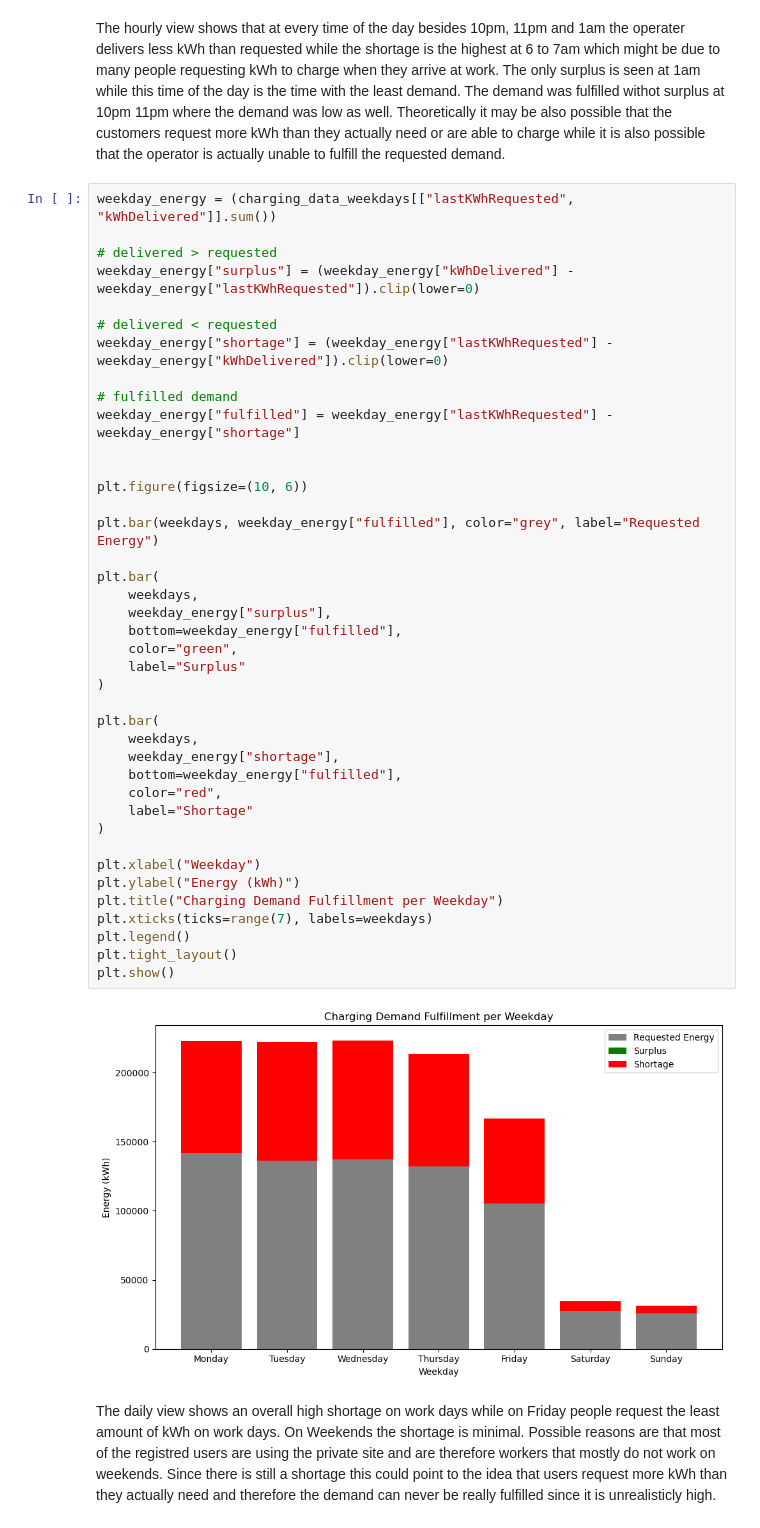
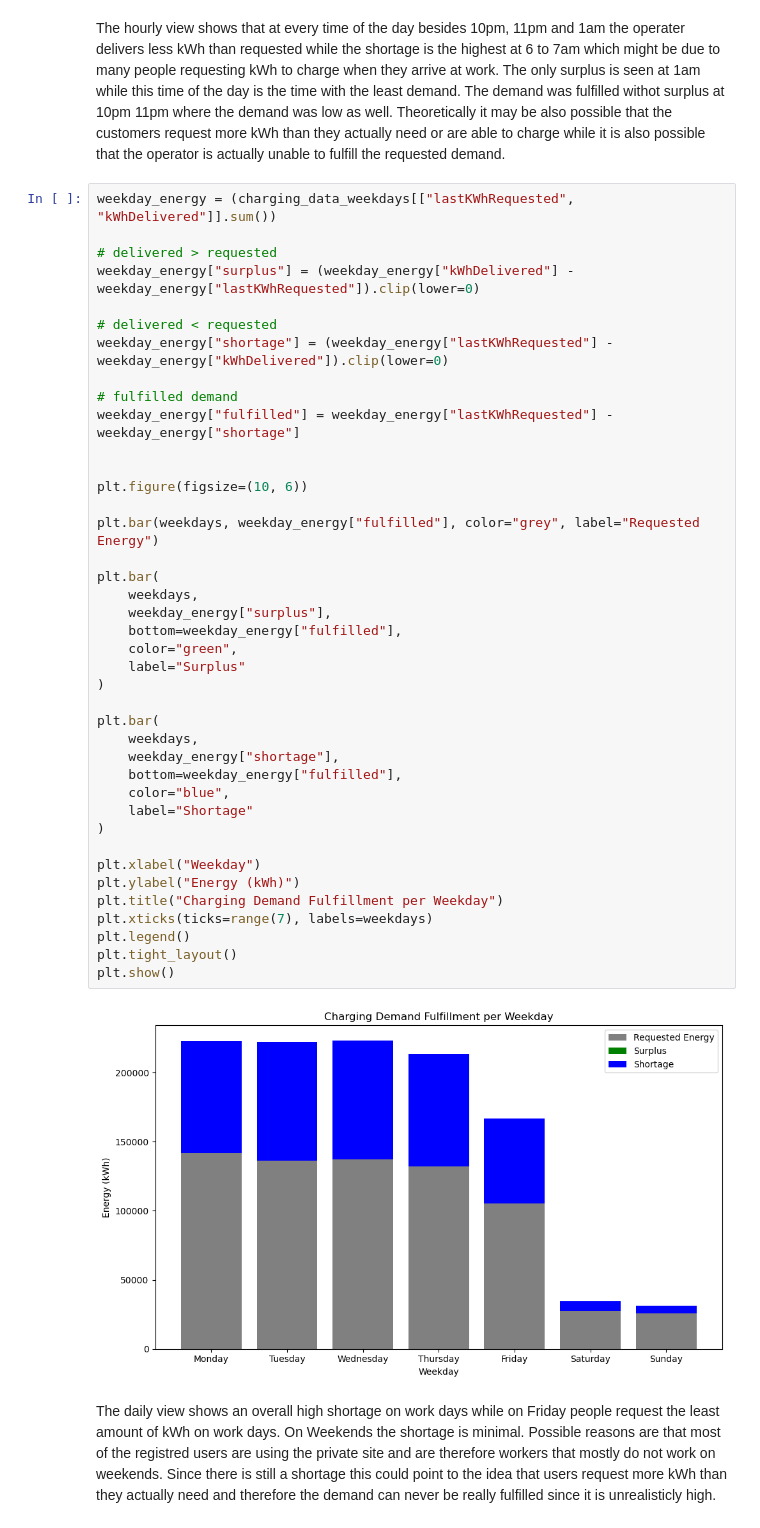
Before and after one commit to JakobJetter/AA_Project_WS2526, a Jupyter notebook: 02_Descriptive_Analytics/key_performance_indicators.ipynb, the cells around one changed output. Saved outputs shown, nothing was run; the diff lists cells and outputs as text.

```diff
--- a/02_Descriptive_Analytics/key_performance_indicators.ipynb
+++ b/02_Descriptive_Analytics/key_performance_indicators.ipynb
@@ -442,35 +444,35 @@ weekday_energy["shortage"] = (weekday_energy["lastKWhRequested"] - weekday_energ
 weekday_energy["fulfilled"] = weekday_energy["lastKWhRequested"] - weekday_energy["shortage"]
 
 
 plt.figure(figsize=(10, 6))
 
 plt.bar(weekdays, weekday_energy["fulfilled"], color="grey", label="Requested Energy")
 
 plt.bar(
     weekdays,
     weekday_energy["surplus"],
     bottom=weekday_energy["fulfilled"],
     color="green",
     label="Surplus"
 )
 
 plt.bar(
     weekdays,
     weekday_energy["shortage"],
     bottom=weekday_energy["fulfilled"],
-    color="red",
+    color="blue",
     label="Shortage"
 )
 
 plt.xlabel("Weekday")
 plt.ylabel("Energy (kWh)")
 plt.title("Charging Demand Fulfillment per Weekday")
 plt.xticks(ticks=range(7), labels=weekdays)
 plt.legend()
 plt.tight_layout()
 plt.show()
 # %% [output]
-[figure, old version]
+[figure, new version]
 # %% [markdown]
 The daily view shows an overall high shortage on work days while on Friday people request the least amount of kWh on work days. On Weekends the shortage is minimal. Possible reasons are that most of the registred users are using the private site and are therefore workers that mostly do not work on weekends. Since there is still a shortage this could point to the idea that users request more kWh than they actually need and therefore the demand can never be really fulfilled since it is unrealisticly high.
 # %%
```
Also changed, not shown: parts of 6 cells of this notebook.
